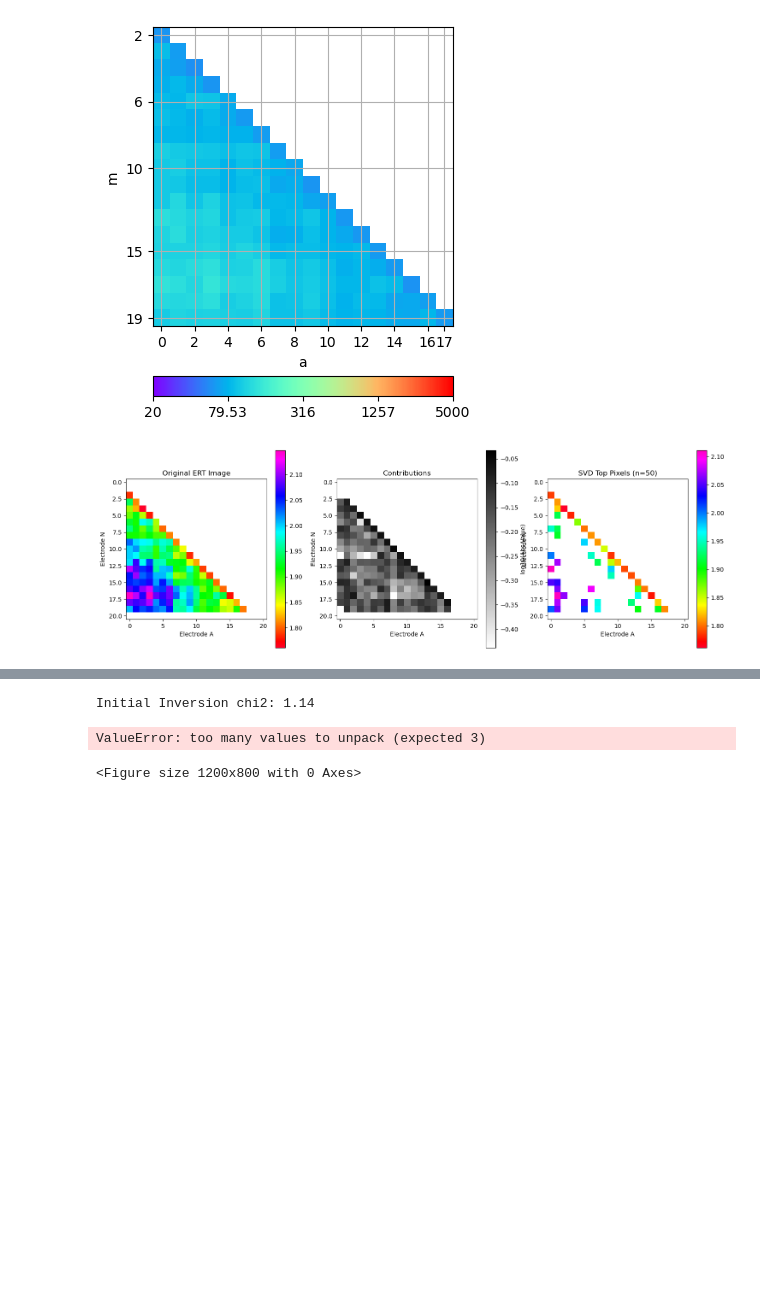
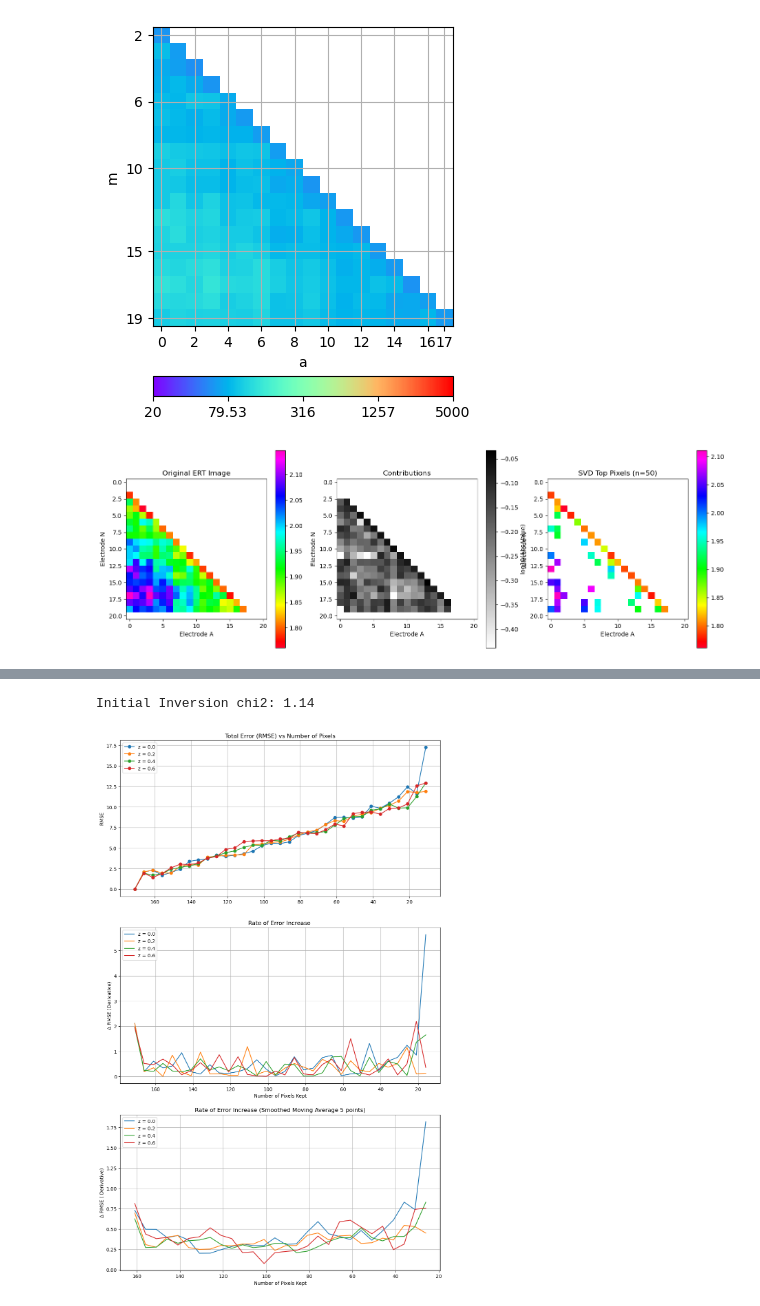
Before and after one commit to sideris25/thesis, a Jupyter notebook: new_.ipynb, the cells around one changed output, grey strips where cells are left out. Saved outputs shown, nothing was run; the diff lists cells and outputs as text; code cells hidden in the pictures; blank space fills up the shorter version.

Commit message:
modified 'compress and reconstruct', used SVD for the whole image for true contributions, plots RMSE vs Pixels kept

```diff
--- a/new_.ipynb
+++ b/new_.ipynb
@@ -363,18 +314,17 @@ min_rmse = float('inf')
 best_pixels_count = 0
 best_reconstructed_image = None
 
-pixel_range = range(original_valid_pixels.size, 9, -10) #num of valid pixels!
+pixel_range = range(original_valid_pixels.size, 9, -5) #num of valid pixels!
 
+fig, (ax1, ax2, ax3) = plt.subplots(3, 1, figsize=(12, 20))
 
-z_values = np.arange(0, 0.7, 0.1)
-plt.figure(figsize=(12, 8))
-
+z_values = np.arange(0, 0.8, 0.2)
 for z in z_values:
     rmse_list = []
 
     for num_pixels in pixel_range:
         #compress
-        compressed_image, significant_indices, nan_mask_loop = compress_and_reconstruct(image.copy(), num_pixels, z_factor=z)
+        compressed_image, significant_indices, nan_mask_loop,_ = compress_and_reconstruct(image.copy(), num_pixels, z_factor=z)
         real_values = image[significant_indices]
         #reconstruct
         reconstructed_img = reconstruct_compressed_image(image.shape, significant_indices, real_values)
@@ -383,18 +333,46 @@ for z in z_values:
         rmse = np.sqrt(np.mean((original_valid_pixels - recon_valid_pixels)**2))
 
         rmse_list.append(rmse)
+    rmse_diff=np.abs(np.diff(rmse_list))
 
-    plt.plot(list(pixel_range), rmse_list, label=f'z_factor = {np.round(z, decimals=2)}',linestyle='--', marker='o')
+    #smoothing moving average 5 points
+    if len(rmse_diff) >= 5:
+        smooth_diff = (rmse_diff[:-4] + rmse_diff[1:-3] + rmse_diff[2:-2] + rmse_diff[3:-1] + rmse_diff[4:]) / 5
+
+        #remove 2points from start and 3 from the end
+        plot_x = list(pixel_range)[2:-3]
+
+        ax3.plot(plot_x, smooth_diff, label=f'z = {z:.1f}', linestyle='-' )
+
+    #rmse plot
+    ax1.plot(list(pixel_range), rmse_list, label=f'z = {z:.1f}', linestyle='-', marker='o')
+    #no smoothing
+    ax2.plot(list(pixel_range[:-1]), rmse_diff, label=f'z = {z:.1f}', linestyle='-' )
 
 
-plt.gca().invert_xaxis()
 
-plt.xlabel('Number of Pixels')
-plt.ylabel('RMSE')
-plt.title('RMSE vs Number of Pixels for different z_factors')
+#plots
+ax1.invert_xaxis()
+ax1.set_ylabel('RMSE')
+ax1.set_title('Total Error (RMSE) vs Number of Pixels')
+ax1.grid(True)
+ax1.legend(loc='upper left')
 
-plt.legend()
-plt.grid(True)
-plt.tight_layout()
+
+ax2.invert_xaxis()
+ax2.set_ylabel('Δ RMSE (Derivative)')
+ax2.set_xlabel('Number of Pixels Kept')
+ax2.set_title('Rate of Error Increase ')
+ax2.grid(True)
+ax2.legend(loc='upper left')
+
+ax3.invert_xaxis()
+ax3.set_ylabel('Δ RMSE ( Derivative)')
+ax3.set_xlabel('Number of Pixels Kept')
+ax3.set_title('Rate of Error Increase (Smoothed Moving Average 5 points)')
+ax3.grid(True)
+ax3.legend(loc='upper left')
+
+
 plt.show()
 # %% [output]
@@ -409,3 +387,2 @@ plt.show()
 Initial Inversion chi2: 1.14
-ValueError: too many values to unpack (expected 3)
-<Figure size 1200x800 with 0 Axes>
+[figure, added]
```
Also changed, not shown: parts of 4 cells of this notebook.
